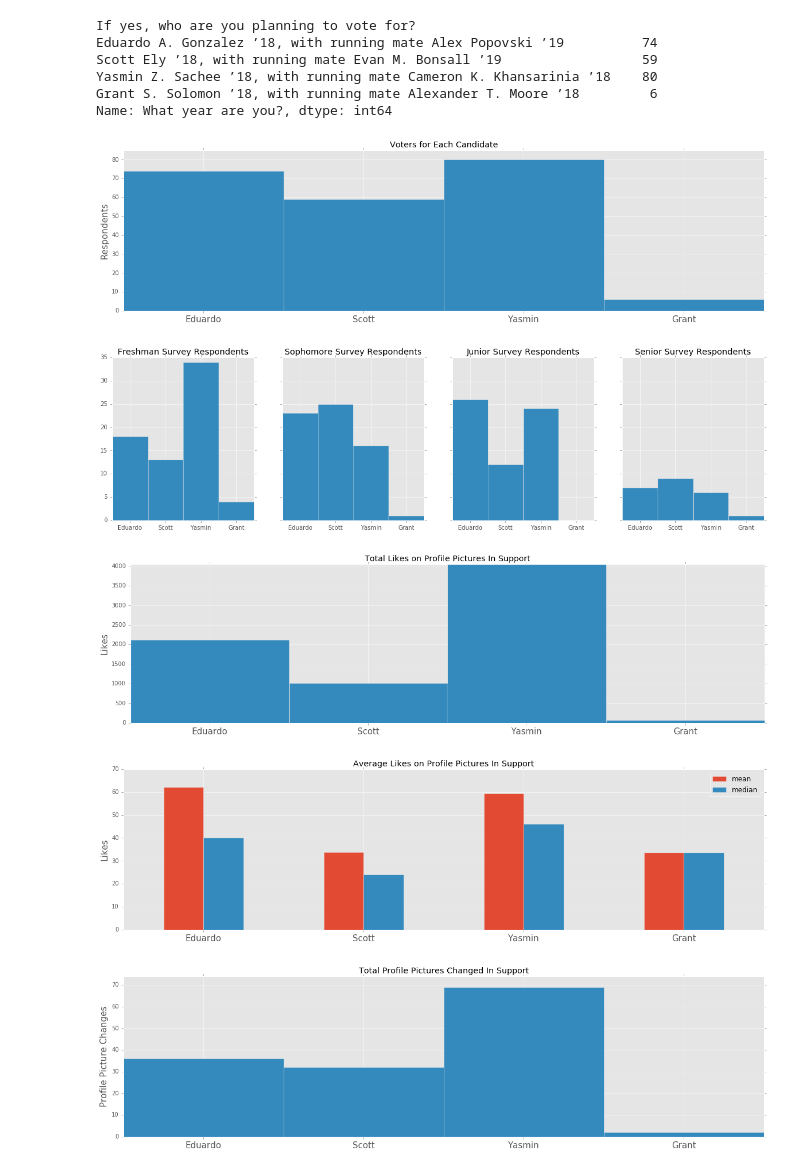
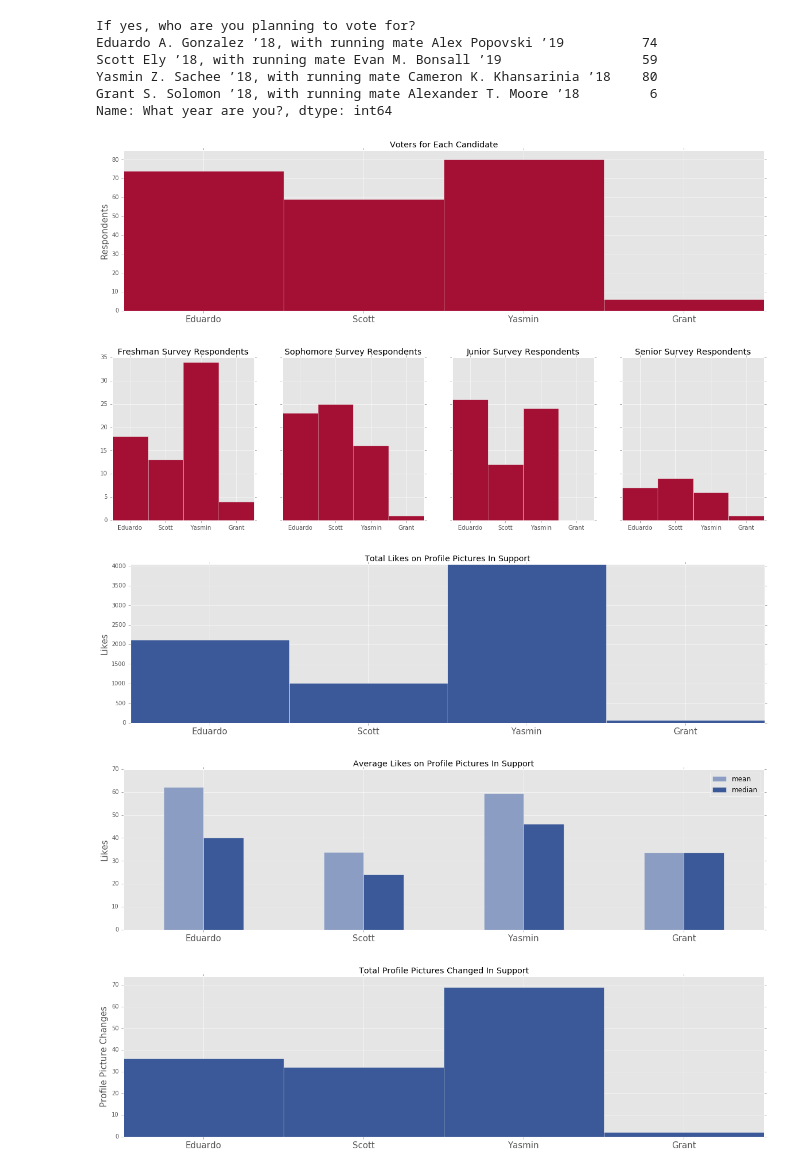
Before and after one commit to HarvardOpenData/sixteenthirtysix, a Jupyter notebook: Data Analysis.ipynb, the cells around one changed output. Saved outputs shown, nothing was run; the diff lists cells and outputs as text; code cells hidden in the pictures.

```diff
--- a/Data Analysis.ipynb
+++ b/Data Analysis.ipynb
@@ -27,9 +27,9 @@ Junior       62
 Senior       24
 Name: Are you planning to vote in the UC Election?, dtype: int64
 # %%
-def plot_data (data, title, ylabel, xticks = candidates_short):
+def plot_data (data, title, ylabel, color, xticks = candidates_short):
     fig = plt.figure(figsize = (20, 5))
-    plt.bar(np.arange(0, 4), data, width = 1.0)
+    plt.bar(np.arange(0, 4), data, width = 1.0, color = color)
     plt.title(title)
     plt.xticks(np.arange(0.5, 4), xticks, fontsize = 15)
     plt.ylabel(ylabel, fontsize = 15)
@@ -52,9 +52,9 @@ Yasmin Z. Sachee ’18, with running mate Cameron K. Khansarinia ’18    80
 Grant S. Solomon ’18, with running mate Alexander T. Moore ’18         6
 Name: What year are you?, dtype: int64
 # %%
-plot_data (voting_breakdown.values, "Voters for Each Candidate", "Respondents")
+plot_data (voting_breakdown.values, "Voters for Each Candidate", "Respondents", '#A41034')
 # %% [output]
-[figure, old version]
+[figure, new version]
 # %%
 fig, ax = plt.subplots(1, 4, figsize = (20, 5), sharex = True, sharey = True)
 ax_ind = 0
@@ -73,27 +73,27 @@ for year in years:
 
         vote_ind += 1
 
-    ax[ax_ind].bar(np.arange(0, 4), votes, width = 1.0)
+    ax[ax_ind].bar(np.arange(0, 4), votes, width = 1.0, color = '#A41034')
     ax[ax_ind].set_title(year + " Survey Respondents")
     plt.xticks(np.arange(0.5, 4), candidates_short)
     ax_ind += 1
 fig.savefig("Voters for Each Candidate by Grade.jpg")
 # %% [output]
-[figure, old version]
+[figure, new version]
 # %%
 # Total sum of likes on profile pictures
 likes = [2111, 1011, 4045, 67]
 
-plot_data (likes, "Total Likes on Profile Pictures In Support", "Likes")
+plot_data (likes, "Total Likes on Profile Pictures In Support", "Likes", '#3b5998')
 # %% [output]
-[figure, old version]
+[figure, new version]
 # %%
 # Average number of likes
 average = pd.DataFrame()
 average['mean'] = [62.08823529, 33.7, 59.48529412, 33.5]
 average['median'] = [40, 24, 46, 33.5]
 
-ax = average.plot.bar(figsize = (20, 5))
+ax = average.plot.bar(figsize = (20, 5), color = ['#8b9dc3', '#3b5998'])
 fig = ax.get_figure()
 plt.title("Average Likes on Profile Pictures In Support")
 plt.xticks(np.arange(0, 4), candidates_short, rotation = 0)
@@ -102,13 +102,13 @@ plt.xticks(fontsize = 15)
 plt.show()
 fig.savefig("Average Likes on Profile Pictures In Support.jpg")
 # %% [output]
-[figure, old version]
+[figure, new version]
 # %%
 # Number of people who changed profile pictures
 pro_pic_changes = [36, 32, 69, 2]
-plot_data (pro_pic_changes, "Total Profile Pictures Changed In Support", "Profile Picture Changes")
+plot_data (pro_pic_changes, "Total Profile Pictures Changed In Support", "Profile Picture Changes", '#3b5998')
 # %% [output]
-[figure, old version]
+[figure, new version]
 # %%
 # UC Representative support
 uc_likes = [8, 11, 10, 0]
```
Also changed, not shown: parts of 3 cells of this notebook.
